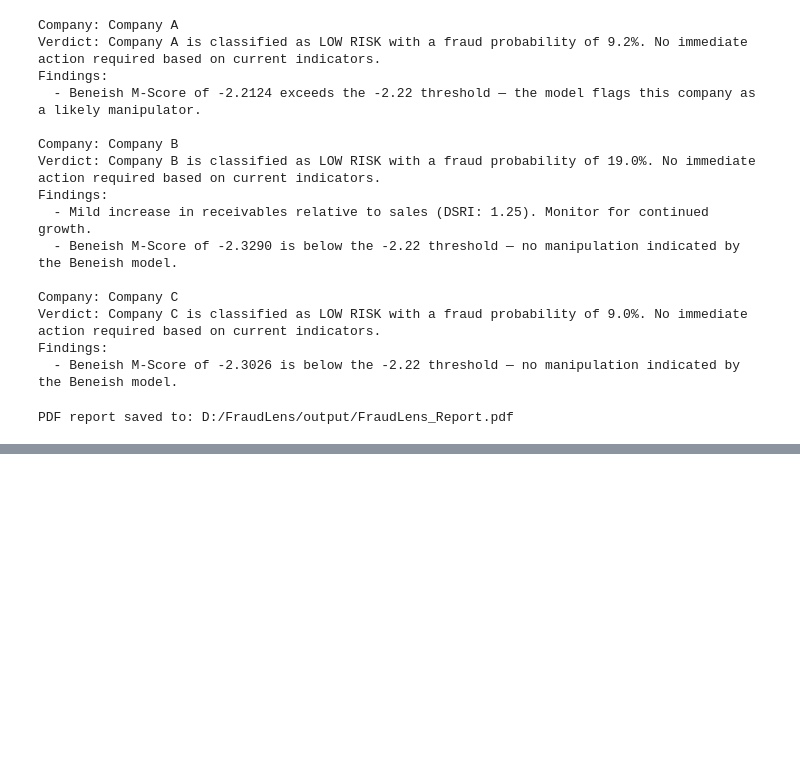
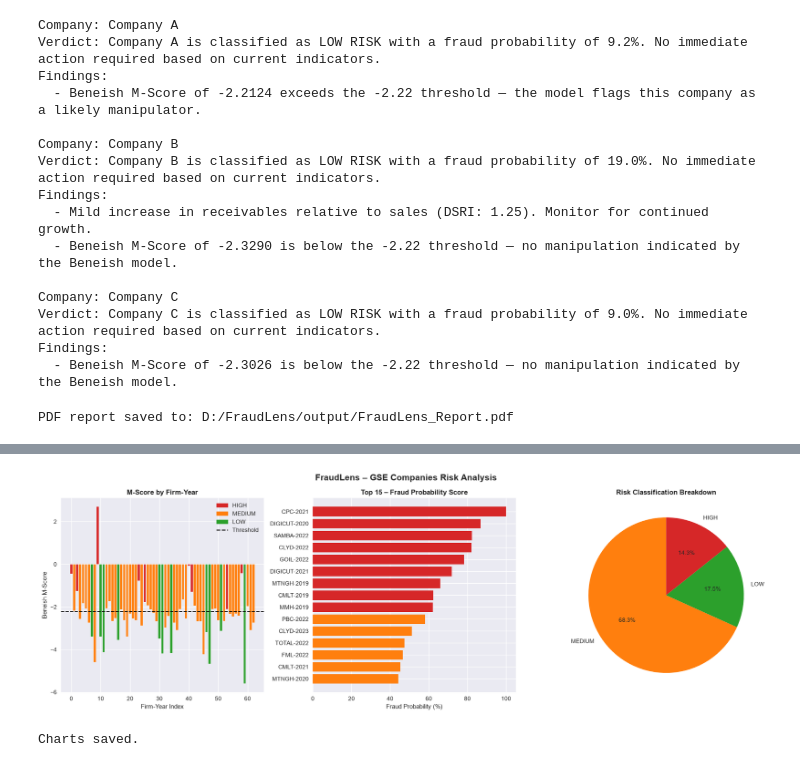
Before and after one commit to Theo-abaya/FraudLens, a Jupyter notebook: notebooks/fraudlens_v2.ipynb, the cells around one changed output, grey strips where cells are left out. Cells and saved outputs as stored; diff of their text form; code cells hidden in the pictures; blank space fills up the shorter version.

Commit message:
Add GSE real data analysis, risk scoring, charts and PDF report (v2.0 complete)

```diff
--- a/notebooks/fraudlens_v2.ipynb
+++ b/notebooks/fraudlens_v2.ipynb
@@ -601,0 +718,16 @@ PDF report saved to: D:/FraudLens/output/FraudLens_Report.pdf
+# %%
+# ── STEP 7: Run Beneish on Real GSE Data ─────────────────────────────────────
+
+gse_beneish = calculate_beneish(gse_data)
+
+print("=== BENEISH M-SCORE RESULTS: GSE COMPANIES ===\n")
+print(f"{'Key':<12} {'Company':<25} {'M-Score':>8} {'Flag':>6}")
+print("-" * 55)
+for _, row in gse_beneish.iterrows():
+    flag = "⚠ FRAUD" if row['beneish_flag'] == 1 else "  clean"
+    print(f"{row['key']:<12} {str(row['company_name']):<25} {row['M_Score']:>8.2f}  {flag}")
+
+print("\n" + "=" * 55)
+flagged = gse_beneish['beneish_flag'].sum()
+print(f"Companies flagged as HIGH RISK: {flagged} of {len(gse_beneish)}")
+print(f"Flag rate: {flagged/len(gse_beneish)*100:.1f}%")
@@ -601,0 +822,46 @@ PDF report saved to: D:/FraudLens/output/FraudLens_Report.pdf
+# %%
+# ── STEP 9: GSE Visualisations ───────────────────────────────────────────────
+
+import matplotlib.pyplot as plt
+import matplotlib.patches as mpatches
+import seaborn as sns
+
+fig, axes = plt.subplots(1, 3, figsize=(18, 6))
+fig.suptitle("FraudLens – GSE Companies Risk Analysis", fontsize=15, fontweight='bold')
+
+# Chart 1: M-Score distribution
+color_map = {'HIGH': '#d62728', 'MEDIUM': '#ff7f0e', 'LOW': '#2ca02c'}
+colors = gse_scored['risk_classification'].map(color_map)
+axes[0].bar(range(len(gse_scored)),
+            gse_scored['M_Score'].values,
+            color=colors, edgecolor='white', linewidth=0.3)
+axes[0].axhline(y=-2.22, color='black', linestyle='--', linewidth=1.5, label='Threshold (-2.22)')
+axes[0].set_title("M-Score by Firm-Year", fontweight='bold')
+axes[0].set_xlabel("Firm-Year Index")
+axes[0].set_ylabel("Beneish M-Score")
+axes[0].legend()
+patches = [mpatches.Patch(color=v, label=k) for k, v in color_map.items()]
+axes[0].legend(handles=patches + [plt.Line2D([0],[0],color='black',linestyle='--',label='Threshold')])
+
+# Chart 2: Top 15 fraud probability
+top15 = gse_scored.nlargest(15, 'fraud_probability')
+bar_colors = top15['risk_classification'].map(color_map)
+axes[1].barh(top15['key'], top15['fraud_probability'], color=bar_colors)
+axes[1].set_title("Top 15 – Fraud Probability Score", fontweight='bold')
+axes[1].set_xlabel("Fraud Probability (%)")
+axes[1].invert_yaxis()
+
+# Chart 3: Risk classification pie
+counts = gse_scored['risk_classification'].value_counts()
+pie_colors = [color_map[k] for k in counts.index]
+axes[2].pie(counts, labels=counts.index, colors=pie_colors,
+            autopct='%1.1f%%', startangle=90)
+axes[2].set_title("Risk Classification Breakdown", fontweight='bold')
+
+plt.tight_layout()
+plt.savefig('D:/FraudLens/output/fraudlens_gse_charts.png', dpi=150, bbox_inches='tight')
+plt.show()
+print("Charts saved.")
+# %% [output]
+[figure, added]
+Charts saved.
```
Also changed, not shown: parts of 6 cells of this notebook, 2 other files.
